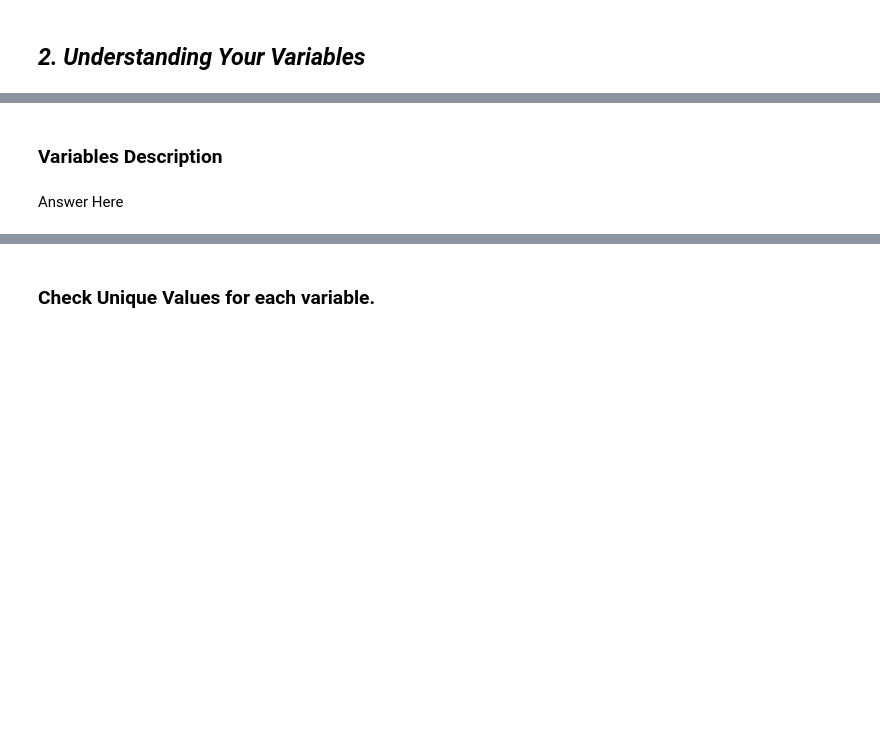
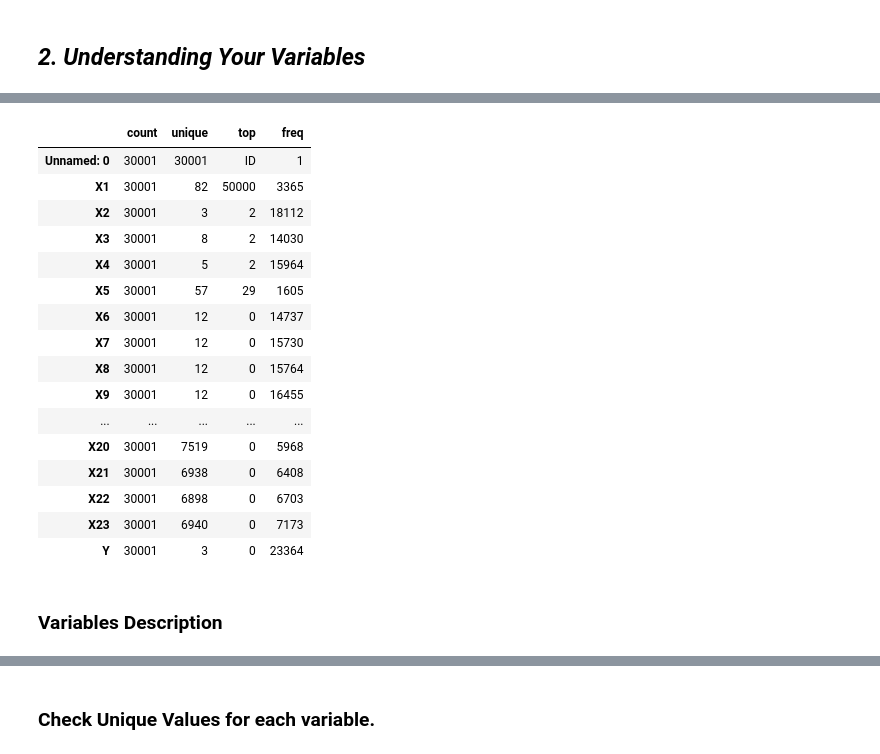
Before and after one commit to Asif-PA/CreditCardDefaultPrediction, a Jupyter notebook: AsifPA_CreditCardDefaultPrediction.ipynb, the cells around one changed output, grey strips where cells are left out. Saved outputs shown, nothing was run; the diff lists cells and outputs as text; code cells hidden in the pictures; blank space fills up the shorter version.

```diff
--- a/AsifPA_CreditCardDefaultPrediction.ipynb
+++ b/AsifPA_CreditCardDefaultPrediction.ipynb
@@ -118,6 +226,23 @@ Answer Here
 # %%
 # Dataset Describe
+df.describe().transpose()
+# %% [output]
+|  | count | unique | top | freq |
+| Unnamed: 0 | 30001 | 30001 | ID | 1 |
+| X1 | 30001 | 82 | 50000 | 3365 |
+| X2 | 30001 | 3 | 2 | 18112 |
+| X3 | 30001 | 8 | 2 | 14030 |
+| X4 | 30001 | 5 | 2 | 15964 |
+| X5 | 30001 | 57 | 29 | 1605 |
+| X6 | 30001 | 12 | 0 | 14737 |
+| X7 | 30001 | 12 | 0 | 15730 |
+| X8 | 30001 | 12 | 0 | 15764 |
+| X9 | 30001 | 12 | 0 | 16455 |
+| ... | ... | ... | ... | ... |
+| X20 | 30001 | 7519 | 0 | 5968 |
+| X21 | 30001 | 6938 | 0 | 6408 |
+| X22 | 30001 | 6898 | 0 | 6703 |
+| X23 | 30001 | 6940 | 0 | 7173 |
+| Y | 30001 | 3 | 0 | 23364 |
 # %% [markdown]
 ### Variables Description
-# %% [markdown]
-Answer Here
```
Also changed, not shown: parts of 19 cells of this notebook.
